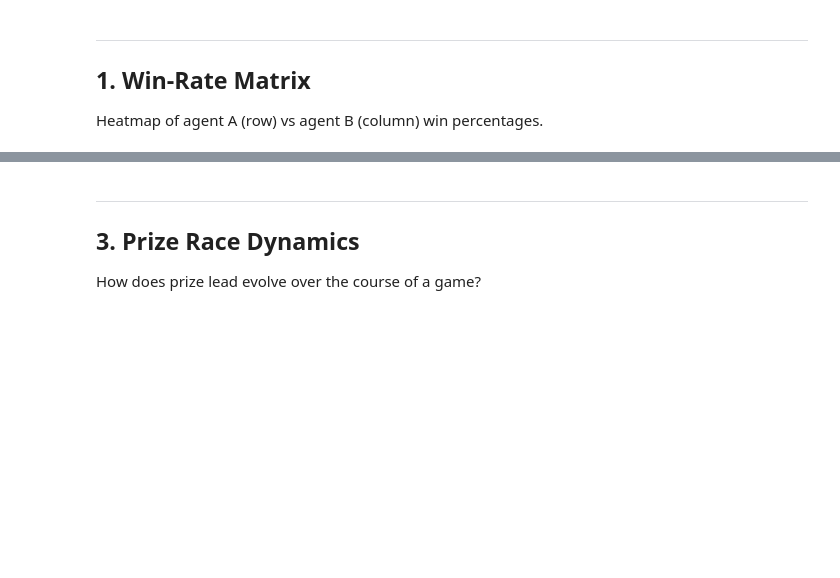
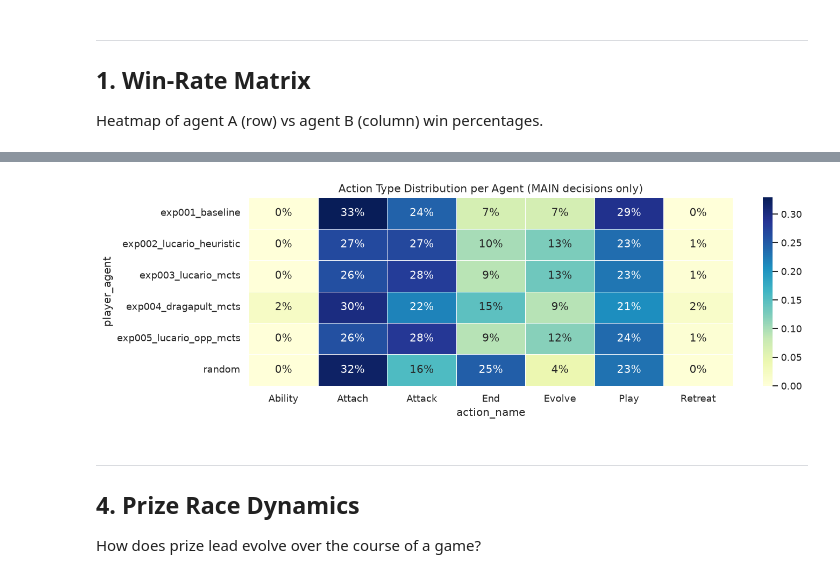
Before and after one commit to RickArko/kcom-pokemon, a Jupyter notebook: notebooks/match_analysis.ipynb, the cells around one changed output, grey strips where cells are left out. Saved outputs shown, nothing was run; the diff lists cells and outputs as text; code cells hidden in the pictures; blank space fills up the shorter version.

```diff
--- a/notebooks/match_analysis.ipynb
+++ b/notebooks/match_analysis.ipynb
@@ -78,27 +194,22 @@ if frames is not None:
 # %%
 if frames is not None and results is not None:
-    # Merge agent names onto frames via match_id
-    agent_map = pd.concat([
-        results[["match_id", "agent0"]].rename(columns={"agent0": "agent"}),
-        results[["match_id", "agent1"]].rename(columns={"agent1": "agent"}),
-    ]).drop_duplicates("match_id")
-    # Simple: first player in each frame is agent0, second is agent1
     f = frames.merge(results[["match_id", "agent0", "agent1"]], on="match_id", how="left")
     f["player_agent"] = np.where(f["player"] == 0, f["agent0"], f["agent1"])
 
-    # Action distribution per agent (only MAIN decisions for clarity)
     main_actions = f[f["select_type"] == 0]
     action_by_agent = main_actions.groupby(["player_agent", "action_name"]).size().unstack(fill_value=0)
     action_pct = action_by_agent.div(action_by_agent.sum(axis=1), axis=0)
 
     plt.figure(figsize=(12, max(4, len(action_pct) * 0.4)))
     sns.heatmap(action_pct, annot=True, fmt=".0%", cmap="YlGnBu", linewidths=0.5)
     plt.title("Action Type Distribution per Agent (MAIN decisions only)")
     plt.tight_layout()
     plt.show()
+# %% [output]
+[figure, added]
 # %% [markdown]
 ---
-## 3. Prize Race Dynamics
+## 4. Prize Race Dynamics
 
 How does prize lead evolve over the course of a game?
 # %%
```
Also changed, not shown: parts of 27 cells of this notebook, 1 other file.
